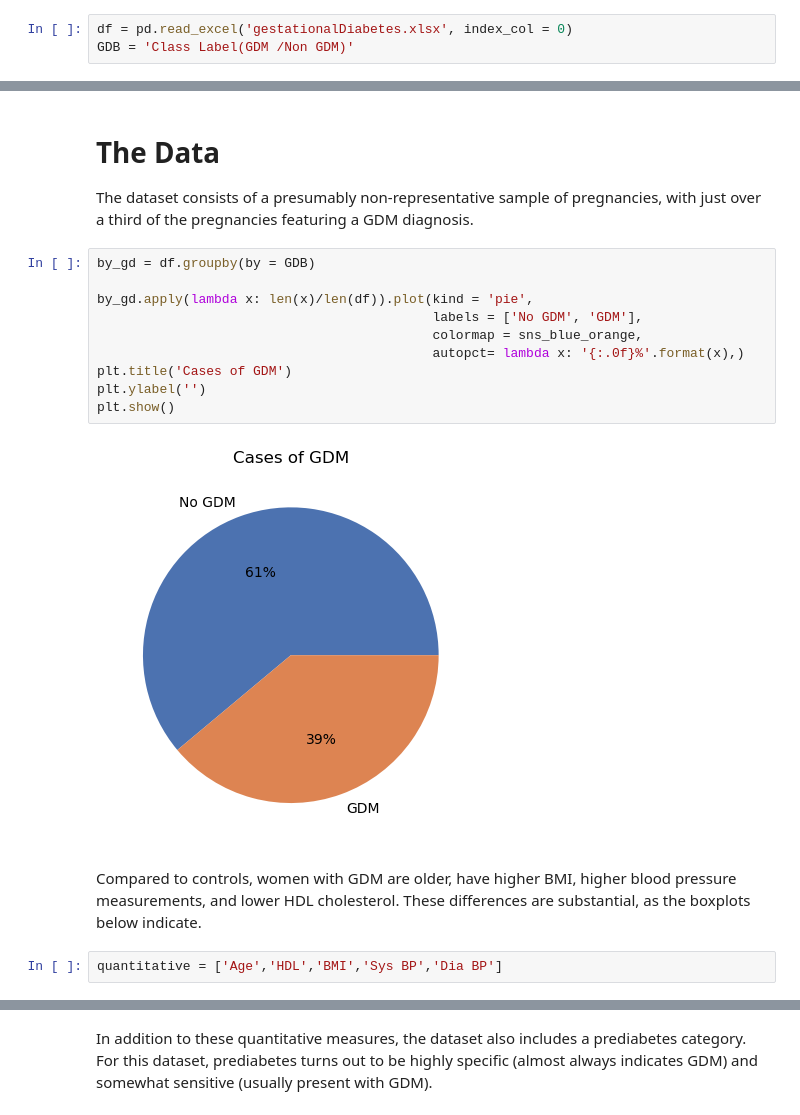
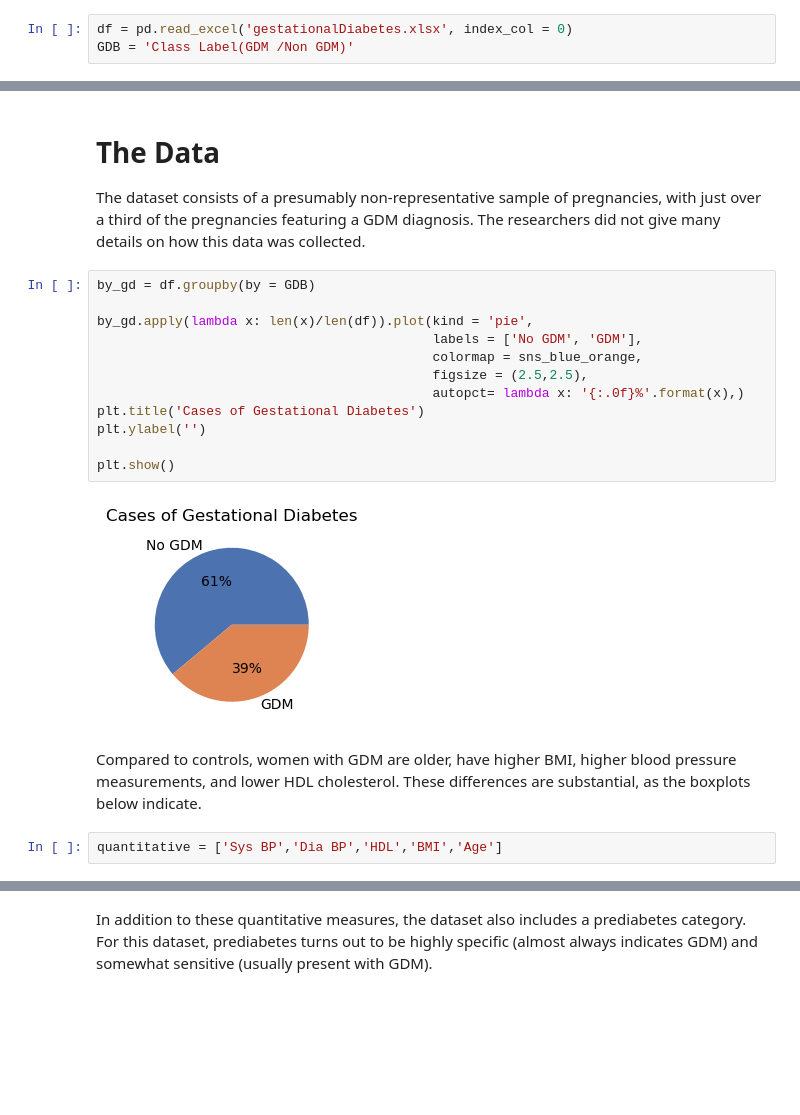
Before and after one commit to philwillnyc/GestationalDiabetes, a Jupyter notebook: Report.ipynb, the cells around one changed output, grey strips where cells are left out. Saved outputs shown, nothing was run; the diff lists cells and outputs as text; blank space fills up the shorter version.

```diff
--- a/Report.ipynb
+++ b/Report.ipynb
@@ -30,21 +29,23 @@ As a disclaimer, I am not a physician and the results of this analysis are not a
 # %% [markdown]
 # The Data
 
-The dataset consists of a presumably non-representative sample of pregnancies, with just over a third of the pregnancies featuring a GDM diagnosis.
+The dataset consists of a presumably non-representative sample of pregnancies, with just over a third of the pregnancies featuring a GDM diagnosis. The researchers did not give many details on how this data was collected.
 # %%
 by_gd = df.groupby(by = GDB)
 
 by_gd.apply(lambda x: len(x)/len(df)).plot(kind = 'pie',
                                            labels = ['No GDM', 'GDM'],
                                            colormap = sns_blue_orange,
+                                           figsize = (2.5,2.5),
                                            autopct= lambda x: '{:.0f}%'.format(x),)
-plt.title('Cases of GDM')
+plt.title('Cases of Gestational Diabetes')
 plt.ylabel('')
+
 plt.show()
 # %% [output]
-[figure, old version]
+[figure, new version]
 # %% [markdown]
 Compared to controls, women with GDM are older, have higher BMI, higher blood pressure measurements, and lower HDL cholesterol. These differences are substantial, as the boxplots below indicate.
 # %%
-quantitative = ['Age','HDL','BMI','Sys BP','Dia BP']
+quantitative = ['Sys BP','Dia BP','HDL','BMI','Age']
 # %%
```
Also changed, not shown: parts of 6 cells of this notebook, 3 other files.
